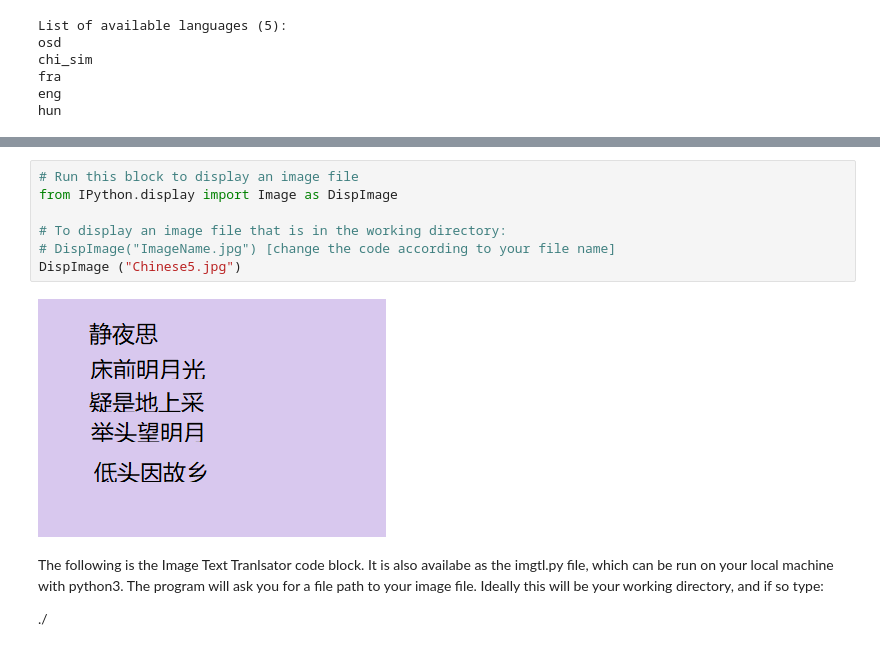
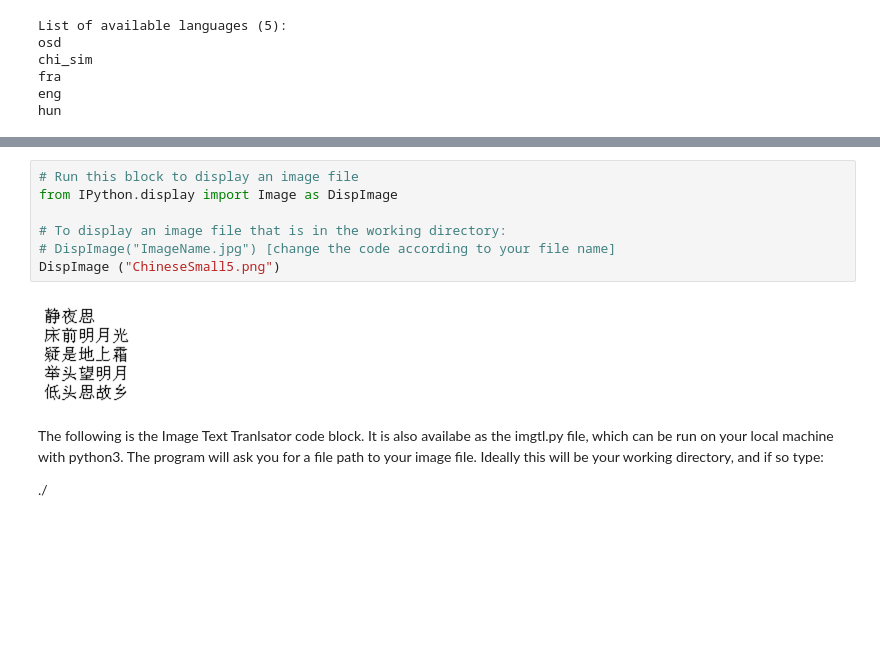
Before and after one commit to solisti/Group1Project3, a Jupyter notebook: Project4_ImageTextTranslator.ipynb, the cells around one changed output, grey strips where cells are left out. Drawn from its saved outputs; the diff is of its cells as text; blank space fills up the shorter version.

```diff
--- a/Project4_ImageTextTranslator.ipynb
+++ b/Project4_ImageTextTranslator.ipynb
@@ -113,12 +84,12 @@ hun
 # %%
 # Run this block to display an image file
 from IPython.display import Image as DispImage
 
 # To display an image file that is in the working directory:
 # DispImage("ImageName.jpg") [change the code according to your file name]
-DispImage ("Chinese5.jpg")
+DispImage ("ChineseSmall5.png")
 # %% [output]
-[figure, old version]
+[figure, new version]
 # %% [markdown]
 The following is the Image Text Tranlsator code block. It is also availabe as the imgtl.py file, which can be run on your local machine with python3. The program will ask you for a file path to your image file. Ideally this will be your working directory, and if so type:
 
```
Also changed, not shown: parts of 7 cells of this notebook.
